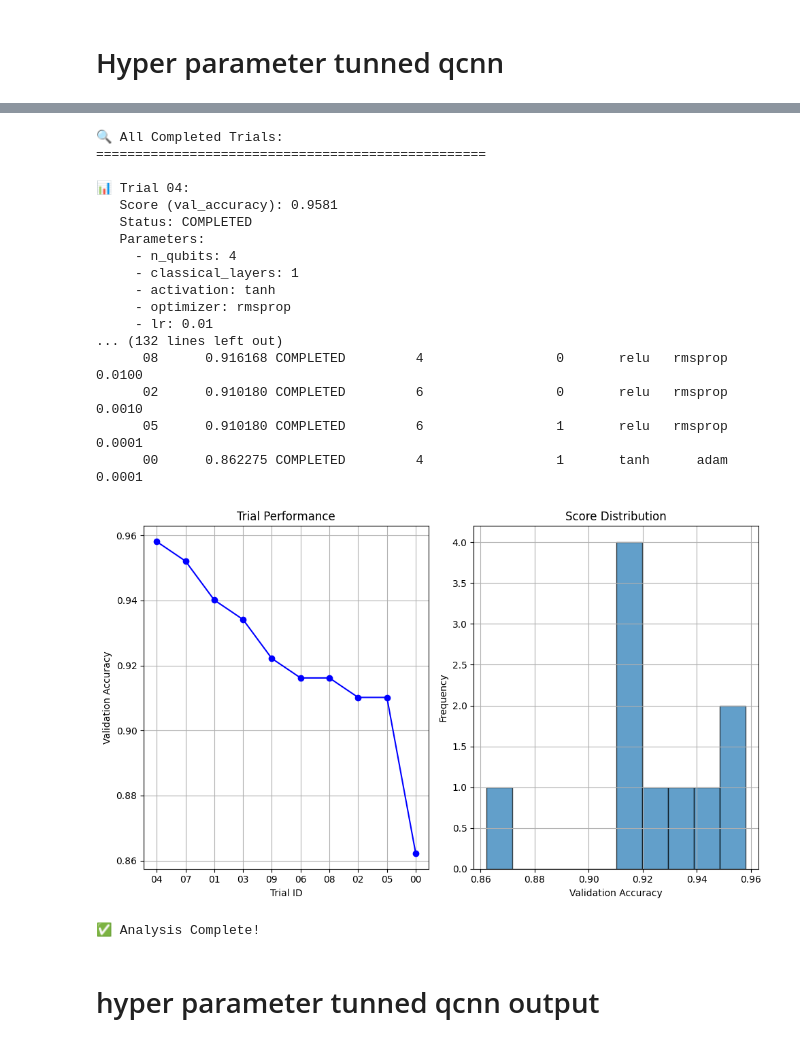
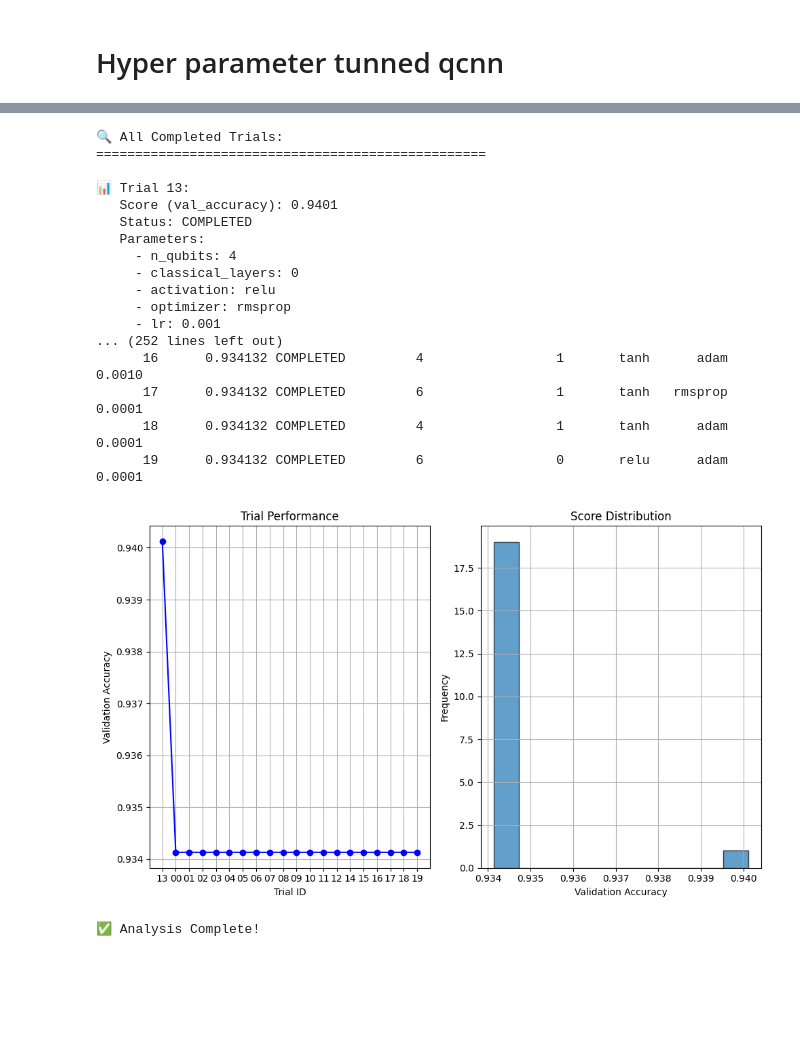
Before and after one commit to borat-2000/table-_csv_cervical_cancer, a Jupyter notebook: table_data_cervical_cancer.ipynb, the cells around one changed output, grey strips where cells are left out. Saved outputs shown, nothing was run; the diff lists cells and outputs as text; code cells hidden in the pictures; blank space fills up the shorter version.

```diff
--- a/table_data_cervical_cancer.ipynb
+++ b/table_data_cervical_cancer.ipynb
@@ -594,7 +694,7 @@ param_grid = {
 }
 
 # 🎯 CUSTOMIZE YOUR SEARCH LIMIT HERE
-MAX_COMBINATIONS = 30  # Change this number (1-162)
+MAX_COMBINATIONS = 20
 
 def create_cnn_model(input_shape, hidden_units, dropout_rate, learning_rate, optimizer_name, activation):
     model = Sequential([
@@ -603,7 +703,7 @@ def create_cnn_model(input_shape, hidden_units, dropout_rate, learning_rate, opt
         BatchNormalization(),
         Dropout(dropout_rate),
 
-        Conv1D(64, kernel_size=3, activation=activation),
+        Conv1D(64, kernel_size=4, activation=activation),
         GlobalMaxPooling1D(),
 
         Dense(hidden_units, activation=activation),
@@ -620,8 +720,8 @@ def create_cnn_model(input_shape, hidden_units, dropout_rate, learning_rate, opt
     return model
 
 # Reshape input data for CNN
-X_train_cnn = X_train.reshape(X_train.shape[0], X_train.shape[1], 1)
-X_val_cnn = X_val.reshape(X_val.shape[0], X_val.shape[1], 1)
+X_train_cnn = np.array(X_train_scaled).reshape(X_train_scaled.shape[0], X_train_scaled.shape[1], 1)
+X_val_cnn = np.array(X_test_scaled).reshape(X_test_scaled.shape[0], X_test_scaled.shape[1], 1)
 
 # Generate all combinations and limit them
 param_combinations = list(itertools.product(*param_grid.values()))
@@ -672,18 +772,18 @@ for i, combination in enumerate(param_combinations):
         )
 
         # Training with adaptive epochs
-        max_epochs = 50 if len(param_combinations) > 30 else 30  # More epochs for smaller searches
+        max_epochs = 50
         history = model.fit(
             X_train_cnn, y_train,
-            validation_data=(X_val_cnn, y_val),
+            validation_data=(X_val_cnn, y_test),
             epochs=max_epochs,
             batch_size=params['batch_size'],
-            callbacks=[EarlyStopping(patience=3, restore_best_weights=True)],
+            callbacks=[EarlyStopping(patience=7, restore_best_weights=True)],
             verbose=0
         )
 
         # Quick evaluation
-        loss, accuracy = model.evaluate(X_val_cnn, y_val, verbose=0)
+        loss, accuracy = model.evaluate(X_val_cnn, y_test, verbose=0)
 
         results.append({
             'params': params,
@@ -714,9 +814,9 @@ for key, value in best_params.items():
 # Final evaluation
 y_pred = (best_model.predict(X_val_cnn) > 0.5).astype("int32")
 print(f"\n📊 FINAL EVALUATION:")
-print(f"Accuracy: {accuracy_score(y_val, y_pred):.4f}")
+print(f"Accuracy: {accuracy_score(y_test, y_pred):.4f}")
 print("\nClassification Report:")
-print(classification_report(y_val, y_pred))
+print(classification_report(y_test, y_pred))
 
 # Save best model
 save_path = '/content/drive/MyDrive/table_models/best_cnn_model.keras'
@@ -1359,19 +1306,6 @@ from sklearn.model_selection import train_test_split
 # Set seed
 np.random.seed(42)
 tf.random.set_seed(42)
-
-# === Load your data here ===
-# You need to define X_scaled and y variables
-# Example placeholder (replace with your actual data):
-# X_scaled = your_feature_data
-# y = your_target_labels
-
-scaler = StandardScaler()
-X_reduced = scaler.fit_transform(X_scaled)
-
-# Create train/validation/test splits
-X_train, X_temp, y_train, y_temp = train_test_split(X_reduced, y, test_size=0.4, random_state=42)
-X_val, X_test, y_val, y_test = train_test_split(X_temp, y_temp, test_size=0.5, random_state=42)
 
 # Example input shape
 input_dim = X_train.shape[1]  # This will be the size of your input features
@@ -1464,7 +1398,7 @@ def build_qcnn_model(hp):
 tuner = kt.RandomSearch(
     build_qcnn_model,
     objective="val_accuracy",
-    max_trials=10,
+    max_trials=20,
     executions_per_trial=1,
     overwrite=True,
     directory="/content/drive/MyDrive/table_models/qcnn_tuner_dir",
@@ -1475,7 +1409,7 @@ tuner = kt.RandomSearch(
 early_stop = keras.callbacks.EarlyStopping(monitor="val_loss", patience=5)
 
 # Start search
-tuner.search(X_train, y_train, epochs=30, validation_data=(X_val, y_val), callbacks=[early_stop])
+tuner.search(X_train, y_train, epochs=50, validation_data=(X_test, y_test), callbacks=[early_stop])
 
 # Get best model
 best_model = tuner.get_best_models(num_models=1)[0]
@@ -1535,7 +1603,7 @@ lr: 0.01
 print("🔍 All Completed Trials:")
 print("=" * 50)
 
-trials = tuner.oracle.get_best_trials(num_trials=10)  # Get top 10 trials
+trials = tuner.oracle.get_best_trials(num_trials=20)
 for i, trial in enumerate(trials):
     print(f"\n📊 Trial {trial.trial_id}:")
     print(f"   Score (val_accuracy): {trial.score:.4f}")
@@ -1619,44 +1687,42 @@ try:
         plt.xlabel('Trial ID')
         plt.ylabel('Validation Accuracy')
         plt.title('Trial Performance')
         plt.grid(True)
 
         # Plot 2: Score distribution
         plt.subplot(1, 2, 2)
         plt.hist(scores, bins=10, alpha=0.7, edgecolor='black')
         plt.xlabel('Validation Accuracy')
         plt.ylabel('Frequency')
         plt.title('Score Distribution')
         plt.grid(True)
 
 
 
         plt.tight_layout()
         plt.show()
 
 except ImportError:
     print("Matplotlib not available for plotting")
 
 print(f"\n✅ Analysis Complete!")
 # %% [output]
 🔍 All Completed Trials:
 ==================================================
 
-📊 Trial 04:
-   Score (val_accuracy): 0.9581
+📊 Trial 13:
+   Score (val_accuracy): 0.9401
    Status: COMPLETED
    Parameters:
      - n_qubits: 4
-     - classical_layers: 1
-     - activation: tanh
+     - classical_layers: 0
+     - activation: relu
      - optimizer: rmsprop
-     - lr: 0.01
-... (132 lines left out)
-      08      0.916168 COMPLETED         4                 0       relu   rmsprop 0.0100
-      02      0.910180 COMPLETED         6                 0       relu   rmsprop 0.0010
-      05      0.910180 COMPLETED         6                 1       relu   rmsprop 0.0001
-      00      0.862275 COMPLETED         4                 1       tanh      adam 0.0001
+     - lr: 0.001
+... (252 lines left out)
+      16      0.934132 COMPLETED         4                 1       tanh      adam 0.0010
+      17      0.934132 COMPLETED         6                 1       tanh   rmsprop 0.0001
+      18      0.934132 COMPLETED         4                 1       tanh      adam 0.0001
+      19      0.934132 COMPLETED         6                 0       relu      adam 0.0001
-[figure, old version]
+[figure, new version]
 ✅ Analysis Complete!
-# %% [markdown]
-# hyper parameter tunned qcnn output
```
Also changed, not shown: parts of 33 cells of this notebook.
